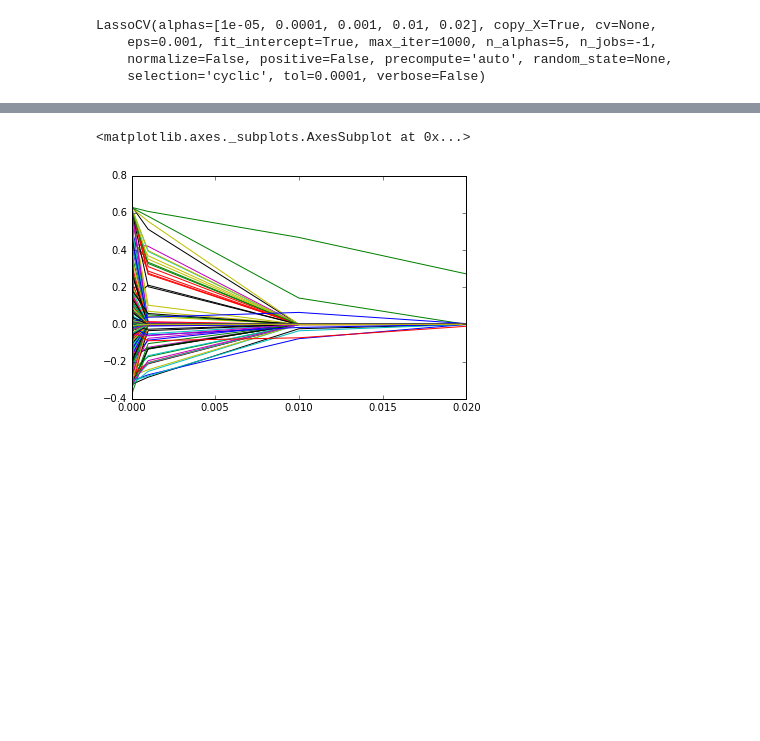
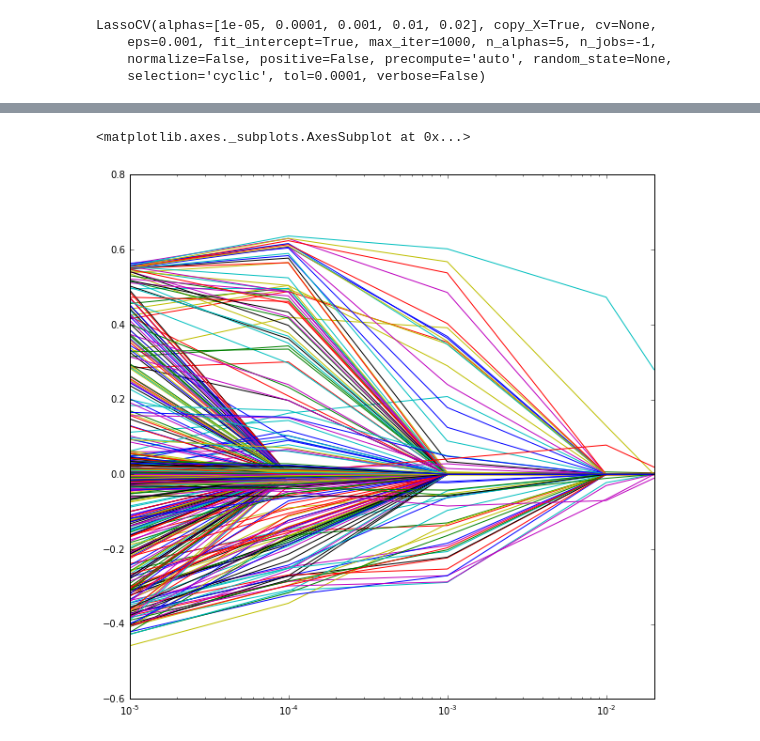
Before and after one commit to crime-analysis/crime_predictions, a Jupyter notebook: Crime Prediction Ben.ipynb, the cells around one changed output, grey strips where cells are left out. Drawn from its saved outputs; the diff is of its cells as text; code cells hidden in the pictures; blank space fills up the shorter version.

```diff
--- a/Crime Prediction Ben.ipynb
+++ b/Crime Prediction Ben.ipynb
@@ -109,0 +107,8 @@ lasso = linear_model.Lasso(alpha=alpha)
+# %%
+lasso = linear_model.Lasso(alpha=clf.alpha_)
+X_train_new = X_train[new_vars]
+print X_train_new.shape
+X_test_new = X_test[new_vars]
+print X_test_new.shape
+lasso.fit(X_train_new, y_train)
+print lasso.score(X_test_new, y_test)
@@ -109,0 +119,6 @@ lasso = linear_model.Lasso(alpha=alpha)
+# %%
+# Also resample to a smaller size for now
+num_records = 300000
+data = data_full.sample(num_records, replace=True)
+data = data.dropna()
+data.tail()
@@ -110,5 +187,6 @@ lasso = linear_model.Lasso(alpha=alpha)
 # %%
 %matplotlib inline
+# Only run if you want to generate the lasso graph
 from sklearn import linear_model
 lasso_coeff = {}
 for alpha in lasso_alphas:
@@ -118,7 +196,9 @@ for alpha in lasso_alphas:
 lpd = pd.DataFrame.from_dict(lasso_coeff, orient='index', )
 lpd.columns = data.columns[1:]
 lpd=lpd.sort_index()
-lpd.plot(legend=False)
-# %% [output]
-<matplotlib.axes._subplots.AxesSubplot at 0x...>
-[figure, removed]
+# %%
+ax = lpd.plot(legend=False, figsize=(10, 10), logx=True)
+ax
+# %% [output]
+<matplotlib.axes._subplots.AxesSubplot at 0x...>
+[figure, added]
```
Also changed, not shown: parts of 11 cells of this notebook.
